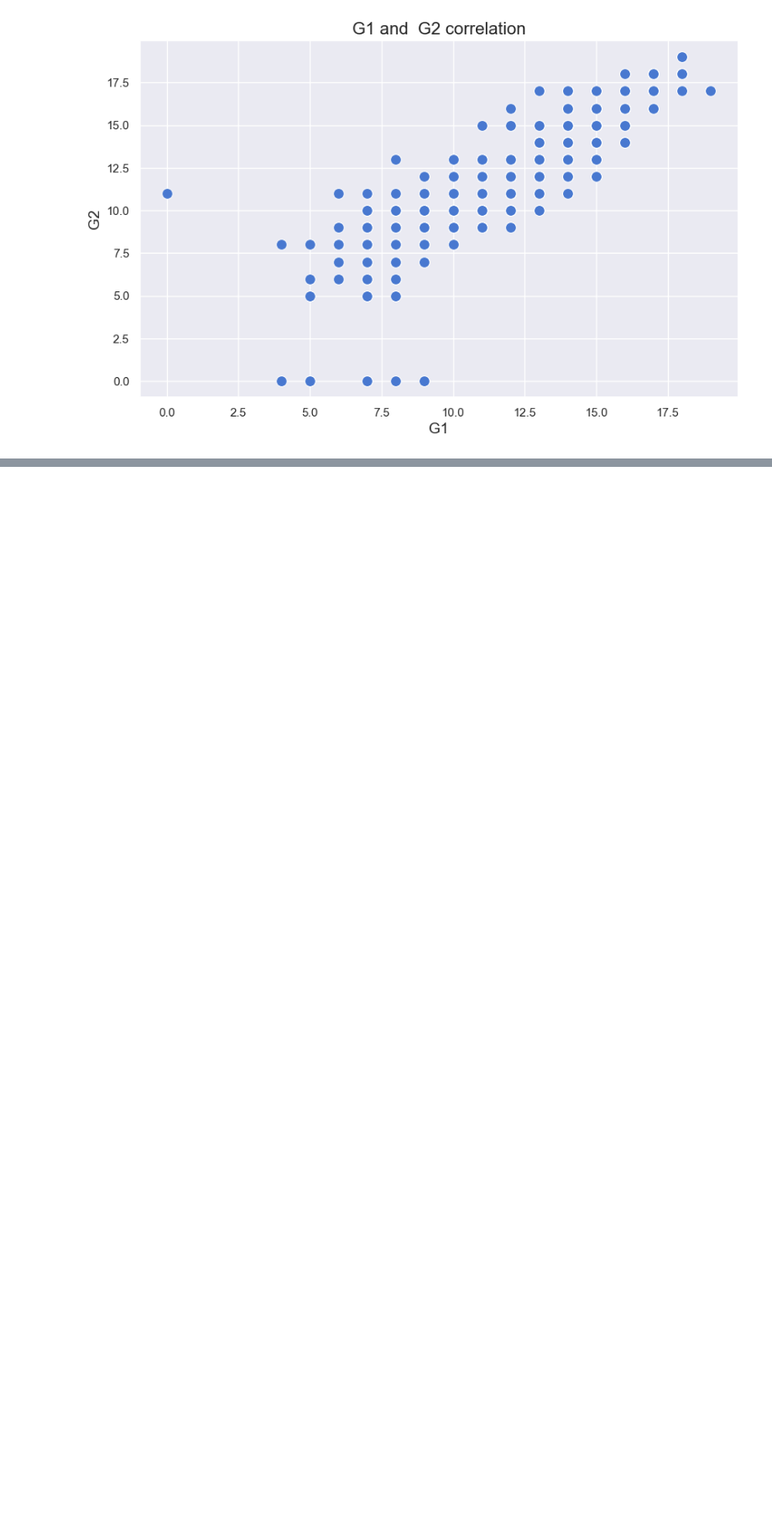
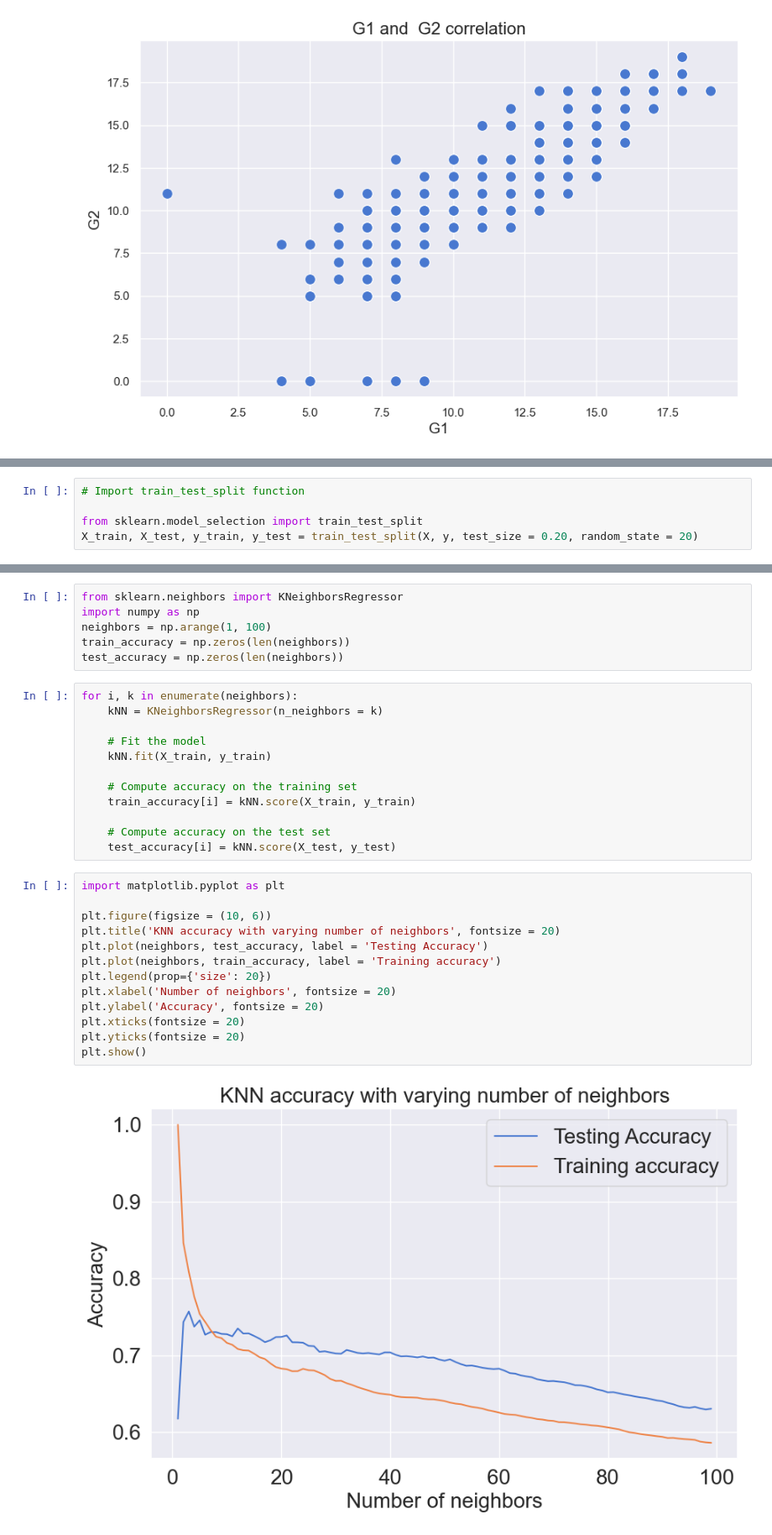
Before and after one commit to msotomayorpal/CA-3-Capstone-Strategic-Thinking, a Jupyter notebook: CA 2 strategic thinking Capstone Report.ipynb, the cells around one changed output, grey strips where cells are left out. Shown at 84% size. Saved outputs shown, nothing was run; the diff lists cells and outputs as text; blank space fills up the shorter version.

Commit message:
k-NN
machine learning model

```diff
--- a/CA 2 strategic thinking Capstone Report.ipynb
+++ b/CA 2 strategic thinking Capstone Report.ipynb
@@ -244,0 +279,5 @@ plt.show()
+# %%
+# Import train_test_split function
+
+from sklearn.model_selection import train_test_split
+X_train, X_test, y_train, y_test = train_test_split(X, y, test_size = 0.20, random_state = 20)
@@ -244,0 +291,33 @@ plt.show()
+# %%
+from sklearn.neighbors import KNeighborsRegressor
+import numpy as np
+neighbors = np.arange(1, 100)
+train_accuracy = np.zeros(len(neighbors))
+test_accuracy = np.zeros(len(neighbors))
+# %%
+for i, k in enumerate(neighbors):
+    kNN = KNeighborsRegressor(n_neighbors = k)
+
+    # Fit the model
+    kNN.fit(X_train, y_train)
+
+    # Compute accuracy on the training set
+    train_accuracy[i] = kNN.score(X_train, y_train)
+
+    # Compute accuracy on the test set
+    test_accuracy[i] = kNN.score(X_test, y_test)
+# %%
+import matplotlib.pyplot as plt
+
+plt.figure(figsize = (10, 6))
+plt.title('KNN accuracy with varying number of neighbors', fontsize = 20)
+plt.plot(neighbors, test_accuracy, label = 'Testing Accuracy')
+plt.plot(neighbors, train_accuracy, label = 'Training accuracy')
+plt.legend(prop={'size': 20})
+plt.xlabel('Number of neighbors', fontsize = 20)
+plt.ylabel('Accuracy', fontsize = 20)
+plt.xticks(fontsize = 20)
+plt.yticks(fontsize = 20)
+plt.show()
+# %% [output]
+[figure, added]
```
Also changed, not shown: parts of 13 cells of this notebook.
